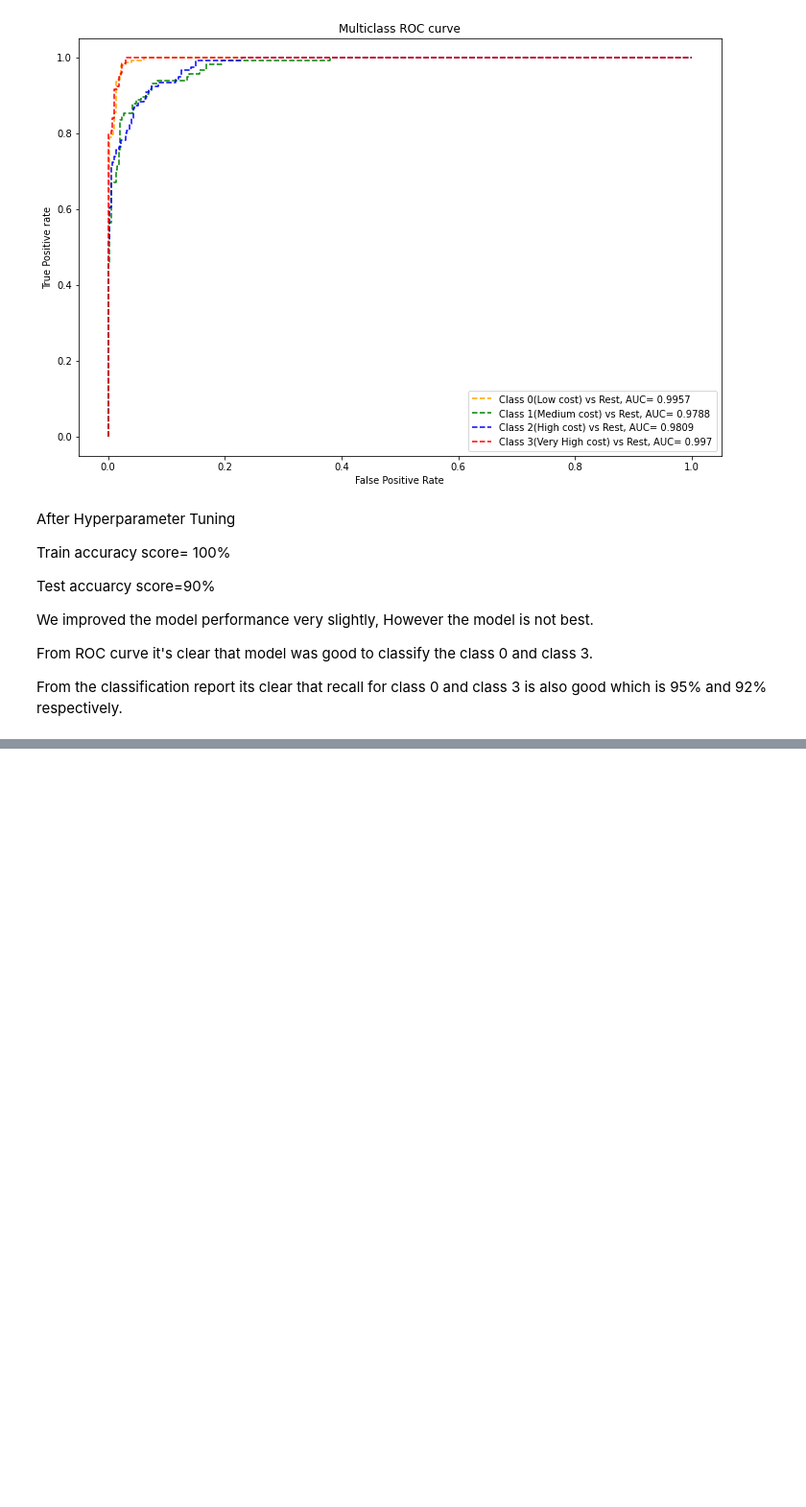
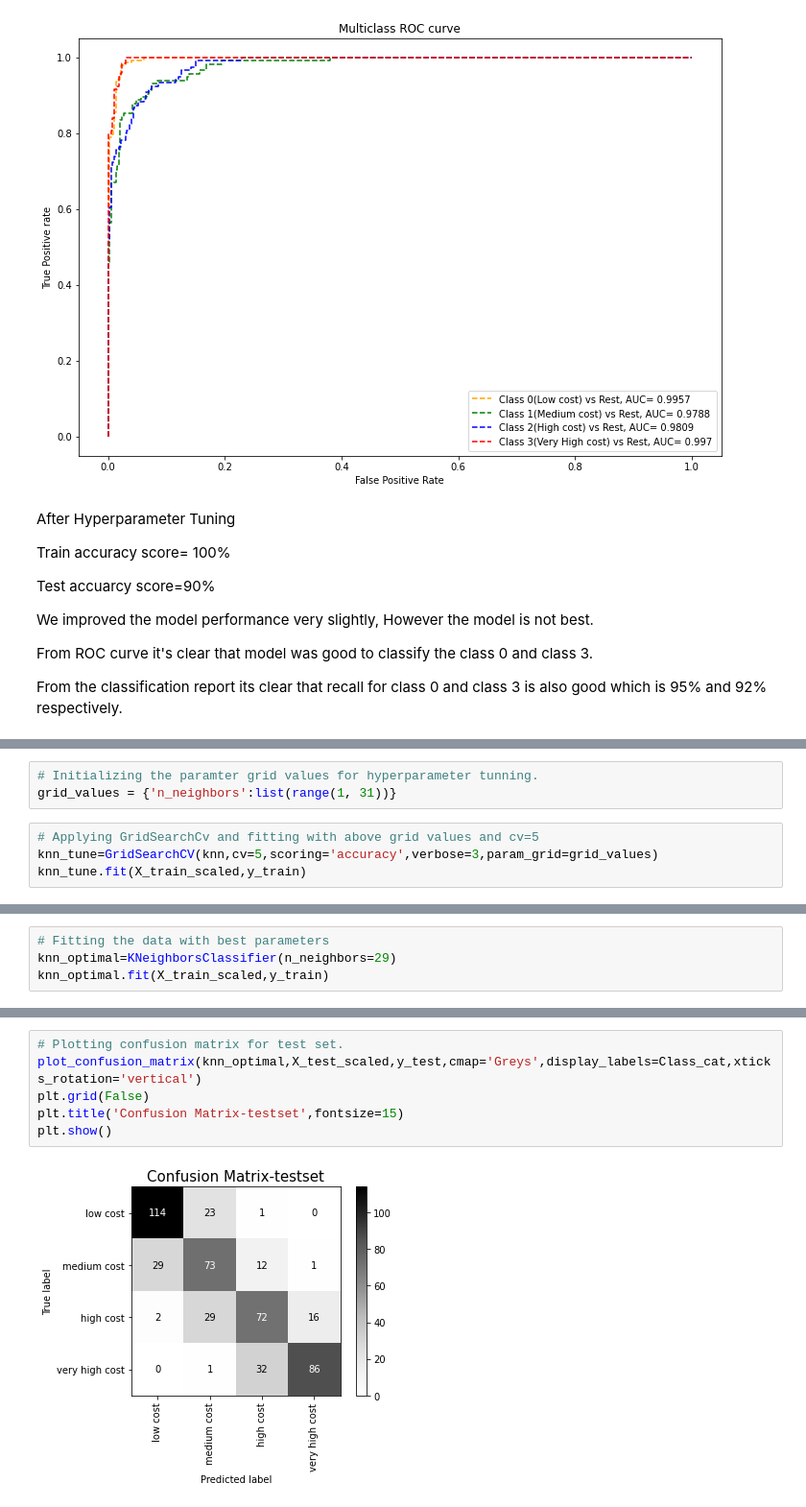
Before and after one commit to alphamale126/Mobile-Price-Range-Prediction, a Jupyter notebook: Mobile_Price_Range_Prediction.ipynb, the cells around one changed output, grey strips where cells are left out. Shown at 96% size. Cells and saved outputs as stored; diff of their text form; blank space fills up the shorter version.

```diff
--- a/Mobile_Price_Range_Prediction.ipynb
+++ b/Mobile_Price_Range_Prediction.ipynb
@@ -1511,0 +1590,7 @@ From the classification report its clear that recall for class 0 and class 3 is
+# %%
+# Initializing the paramter grid values for hyperparameter tunning.
+grid_values = {'n_neighbors':list(range(1, 31))}
+# %%
+# Applying GridSearchCv and fitting with above grid values and cv=5
+knn_tune=GridSearchCV(knn,cv=5,scoring='accuracy',verbose=3,param_grid=grid_values)
+knn_tune.fit(X_train_scaled,y_train)
@@ -1511,0 +1627,4 @@ From the classification report its clear that recall for class 0 and class 3 is
+# %%
+# Fitting the data with best parameters
+knn_optimal=KNeighborsClassifier(n_neighbors=29)
+knn_optimal.fit(X_train_scaled,y_train)
@@ -1511,0 +1656,8 @@ From the classification report its clear that recall for class 0 and class 3 is
+# %%
+# Plotting confusion matrix for test set.
+plot_confusion_matrix(knn_optimal,X_test_scaled,y_test,cmap='Greys',display_labels=Class_cat,xticks_rotation='vertical')
+plt.grid(False)
+plt.title('Confusion Matrix-testset',fontsize=15)
+plt.show()
+# %% [output]
+[figure, added]
```
Also changed, not shown: parts of 84 cells of this notebook.
